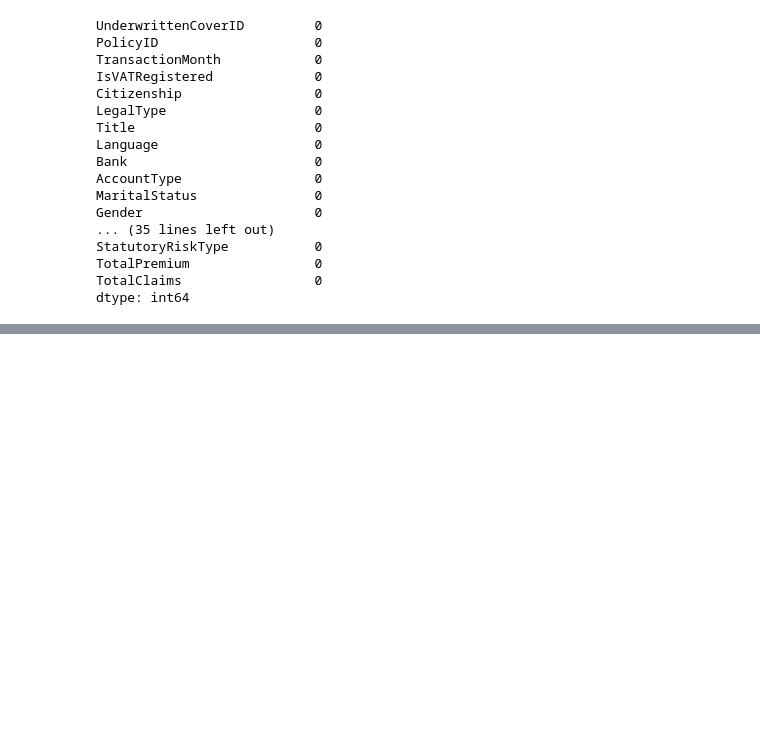
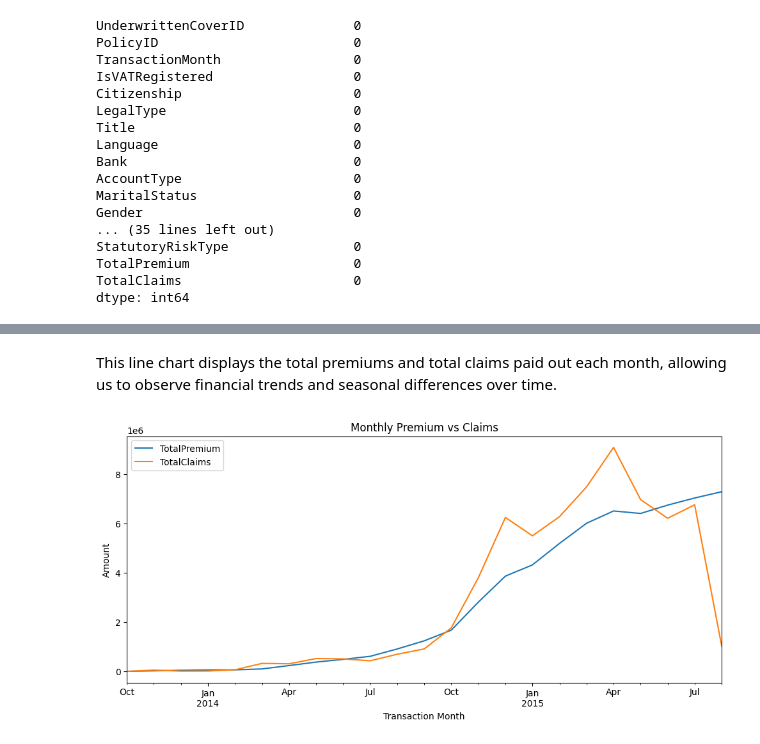
Before and after one commit to milki93/Insurance-Risk-Analytics-EDA, a Jupyter notebook: notebooks/EDA.ipynb, the cells around one changed output, grey strips where cells are left out. Cells and saved outputs as stored; diff of their text form; code cells hidden in the pictures; blank space fills up the shorter version.

```diff
--- a/notebooks/EDA.ipynb
+++ b/notebooks/EDA.ipynb
@@ -272,0 +318,11 @@ dtype: int64
+# %% [markdown]
+This line chart displays the total premiums and total claims paid out each month, allowing us to observe financial trends and seasonal differences over time.
+# %%
+monthly = df.groupby('TransactionMonth')[['TotalPremium', 'TotalClaims']].sum()
+
+monthly.plot(figsize=(12, 5), title='Monthly Premium vs Claims')
+plt.ylabel('Amount')
+plt.xlabel('Transaction Month')
+plt.show()
+# %% [output]
+[figure, added]
```
Also changed, not shown: parts of 24 cells of this notebook.
